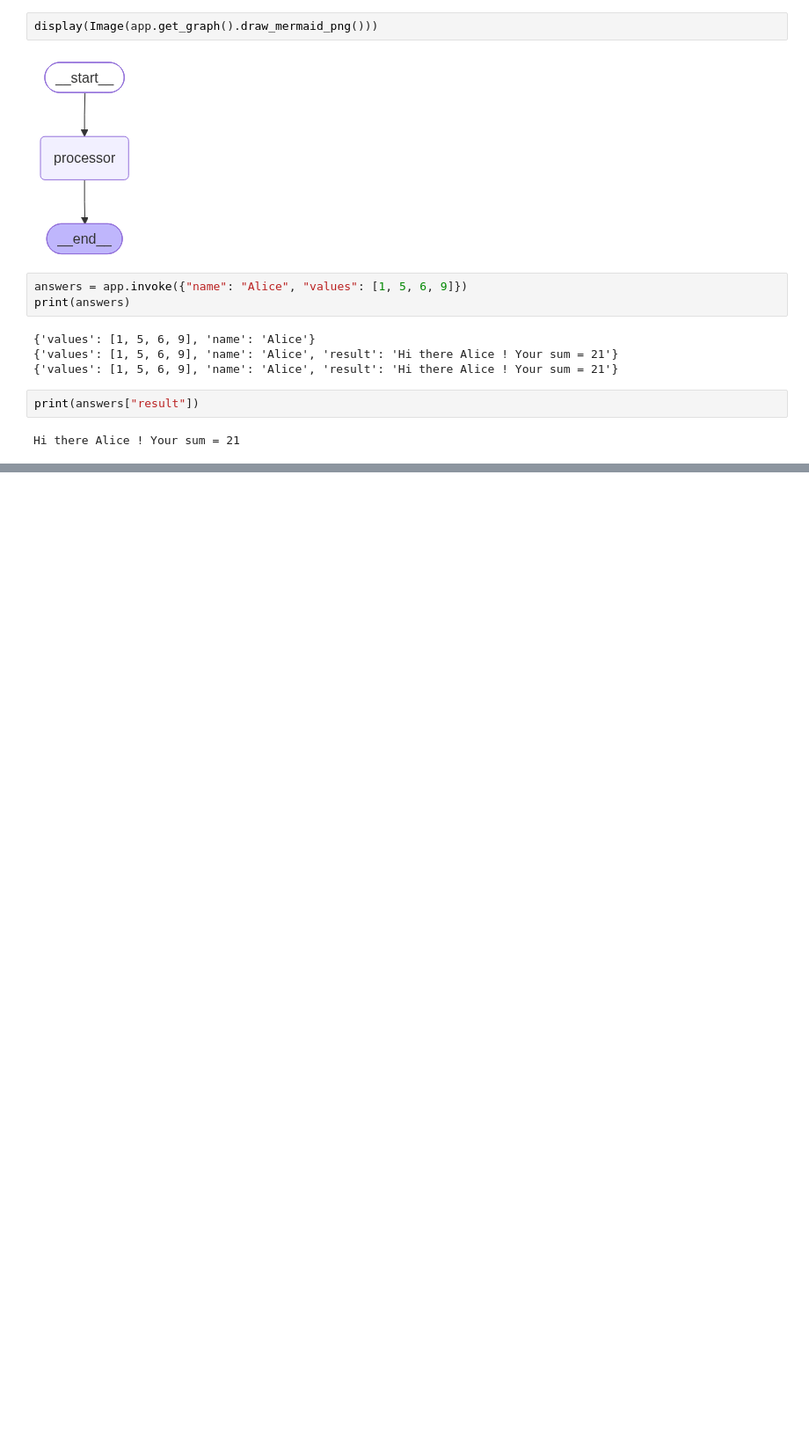
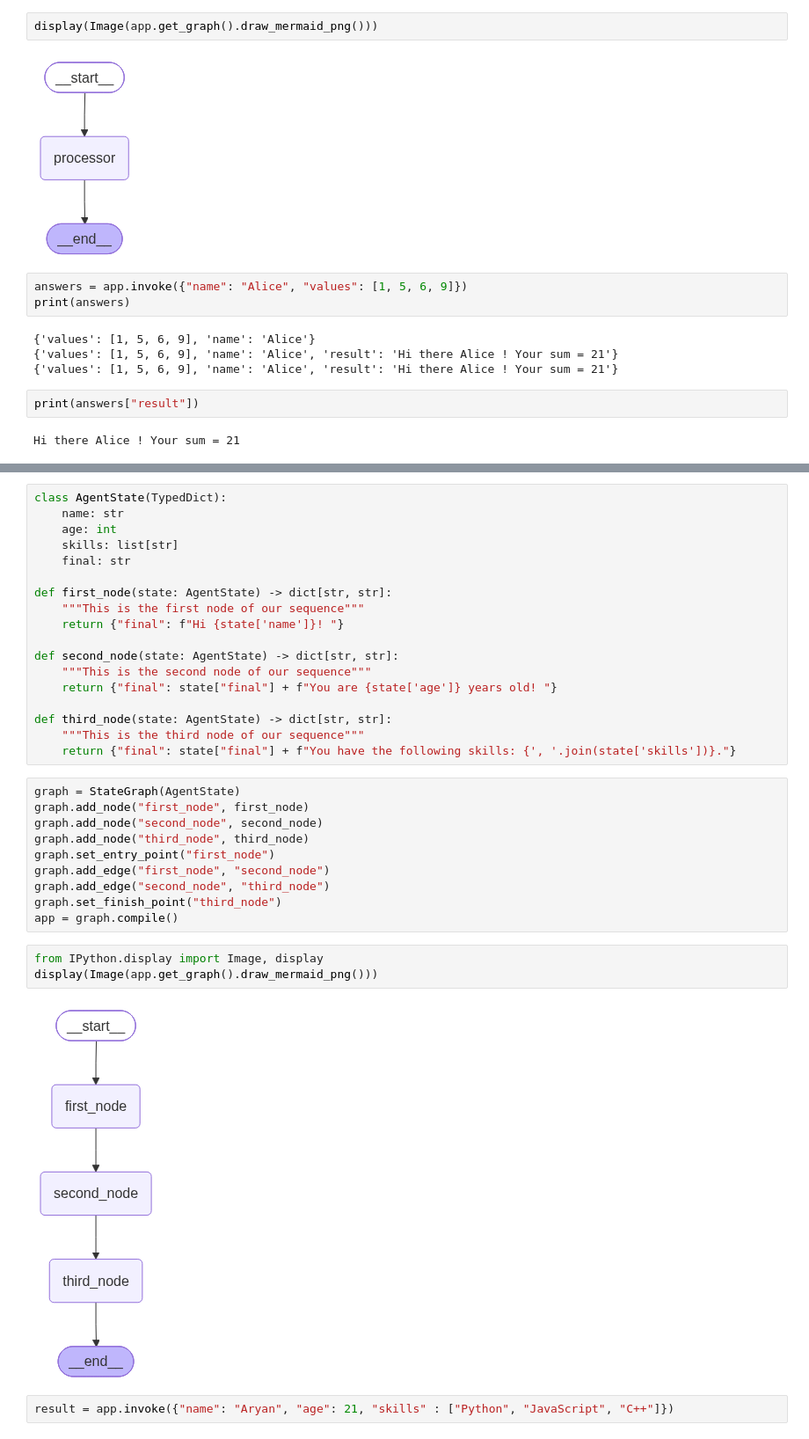
Before and after one commit to AryanTiwari5/LangGraph, a Jupyter notebook: Hello.ipynb, the cells around one changed output, grey strips where cells are left out. Shown at 88% size. Saved outputs shown, nothing was run; the diff lists cells and outputs as text; blank space fills up the shorter version.

```diff
--- a/Hello.ipynb
+++ b/Hello.ipynb
@@ -96,0 +139,35 @@ Hi there Alice ! Your sum = 21
+# %%
+class AgentState(TypedDict):
+    name: str
+    age: int
+    skills: list[str]
+    final: str
+
+def first_node(state: AgentState) -> dict[str, str]:
+    """This is the first node of our sequence"""
+    return {"final": f"Hi {state['name']}! "}
+
+def second_node(state: AgentState) -> dict[str, str]:
+    """This is the second node of our sequence"""
+    return {"final": state["final"] + f"You are {state['age']} years old! "}
+
+def third_node(state: AgentState) -> dict[str, str]:
+    """This is the third node of our sequence"""
+    return {"final": state["final"] + f"You have the following skills: {', '.join(state['skills'])}."}
+# %%
+graph = StateGraph(AgentState)
+graph.add_node("first_node", first_node)
+graph.add_node("second_node", second_node)
+graph.add_node("third_node", third_node)
+graph.set_entry_point("first_node")
+graph.add_edge("first_node", "second_node")
+graph.add_edge("second_node", "third_node")
+graph.set_finish_point("third_node")
+app = graph.compile()
+# %%
+from IPython.display import Image, display
+display(Image(app.get_graph().draw_mermaid_png()))
+# %% [output]
+[figure, added]
+# %%
+result = app.invoke({"name": "Aryan", "age": 21, "skills" : ["Python", "JavaScript", "C++"]})
```
Also changed, not shown: parts of 9 cells of this notebook.
